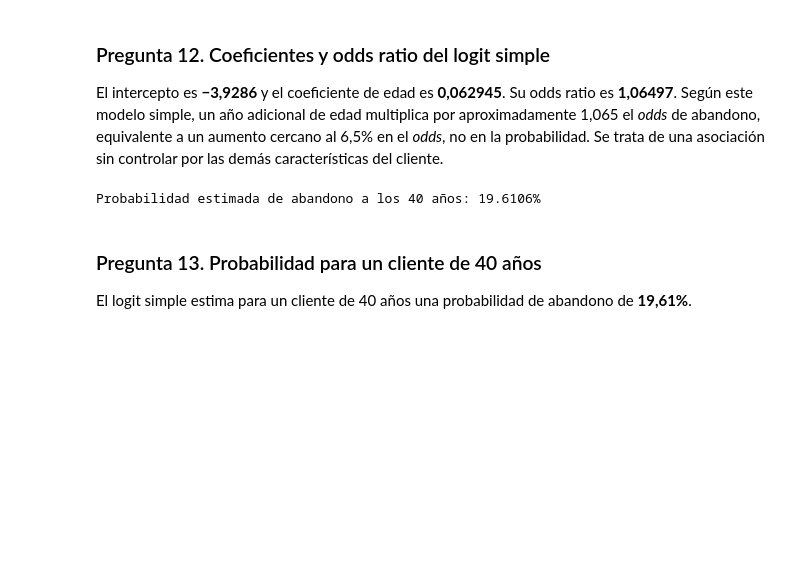
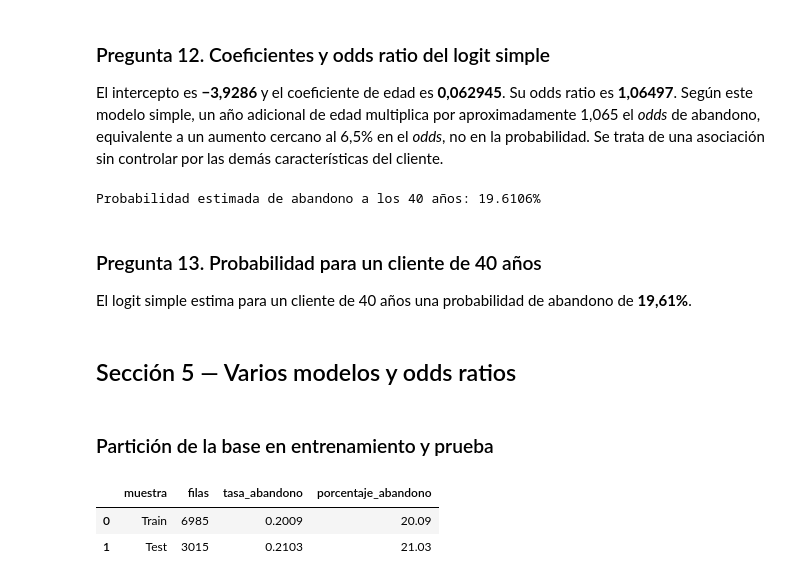
Before and after one commit to martinfgaleano-crypto/Taller_Regresion_Logistica, a Jupyter notebook: Taller_Abandono_Producto_Financiero.ipynb, the cells around one changed output. Saved outputs shown, nothing was run; the diff lists cells and outputs as text; code cells hidden in the pictures; blank space fills up the shorter version.

```diff
--- a/Taller_Abandono_Producto_Financiero.ipynb
+++ b/Taller_Abandono_Producto_Financiero.ipynb
@@ -508,3 +508,29 @@ Probabilidad estimada de abandono a los 40 años: 19.6106%
 ### Pregunta 13. Probabilidad para un cliente de 40 años
 
 El logit simple estima para un cliente de 40 años una probabilidad de abandono de **19,61%**.
+# %% [markdown]
+## Sección 5 — Varios modelos y odds ratios
+# %% [markdown]
+### Partición de la base en entrenamiento y prueba
+# %%
+rng_particion = np.random.default_rng(8)
+mascara_train = rng_particion.choice(
+    [True, False],
+    size=len(datos),
+    p=[0.7, 0.3]
+)
+
+Train_Data = datos.loc[mascara_train].copy()
+Test_Data = datos.loc[~mascara_train].copy()
+
+resumen_particion = pd.DataFrame({
+    "muestra": ["Train", "Test"],
+    "filas": [len(Train_Data), len(Test_Data)],
+    "tasa_abandono": [Train_Data["abandono"].mean(), Test_Data["abandono"].mean()],
+})
+resumen_particion["porcentaje_abandono"] = resumen_particion["tasa_abandono"] * 100
+resumen_particion.round({"tasa_abandono": 4, "porcentaje_abandono": 2})
+# %% [output]
+|  | muestra | filas | tasa_abandono | porcentaje_abandono |
+| 0 | Train | 6985 | 0.2009 | 20.09 |
+| 1 | Test | 3015 | 0.2103 | 21.03 |
```
Also changed, not shown: parts of 8 cells of this notebook.
